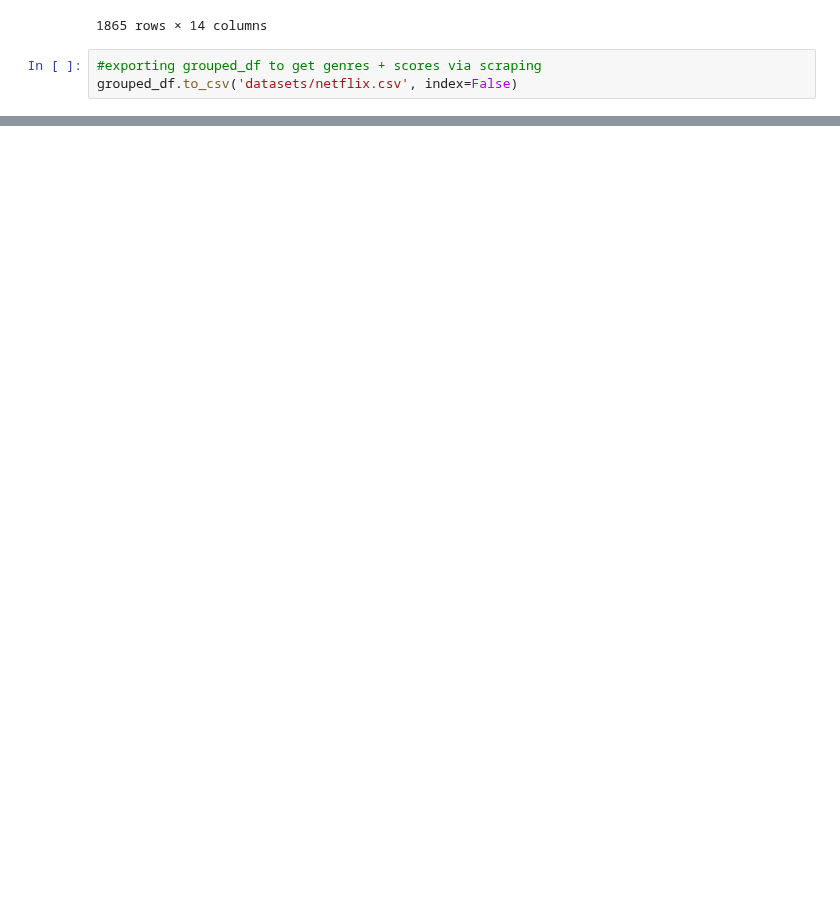
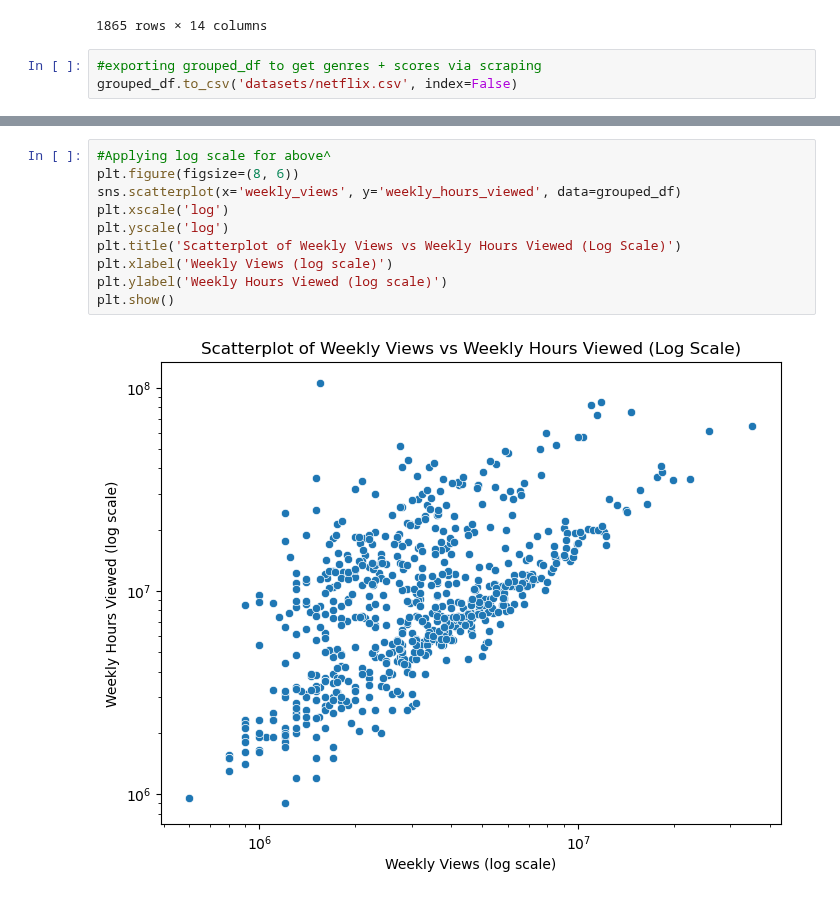
Before and after one commit to adelaidad/ORIE4741FinalProject, a Jupyter notebook: datasetconstruction.ipynb, the cells around one changed output, grey strips where cells are left out. Saved outputs shown, nothing was run; the diff lists cells and outputs as text; blank space fills up the shorter version.

```diff
--- a/datasetconstruction.ipynb
+++ b/datasetconstruction.ipynb
@@ -220,0 +177,12 @@ test_df
+# %%
+#Applying log scale for above^
+plt.figure(figsize=(8, 6))
+sns.scatterplot(x='weekly_views', y='weekly_hours_viewed', data=grouped_df)
+plt.xscale('log')
+plt.yscale('log')
+plt.title('Scatterplot of Weekly Views vs Weekly Hours Viewed (Log Scale)')
+plt.xlabel('Weekly Views (log scale)')
+plt.ylabel('Weekly Hours Viewed (log scale)')
+plt.show()
+# %% [output]
+[figure, added]
```
Also changed, not shown: parts of 20 cells of this notebook, 2 other files.
